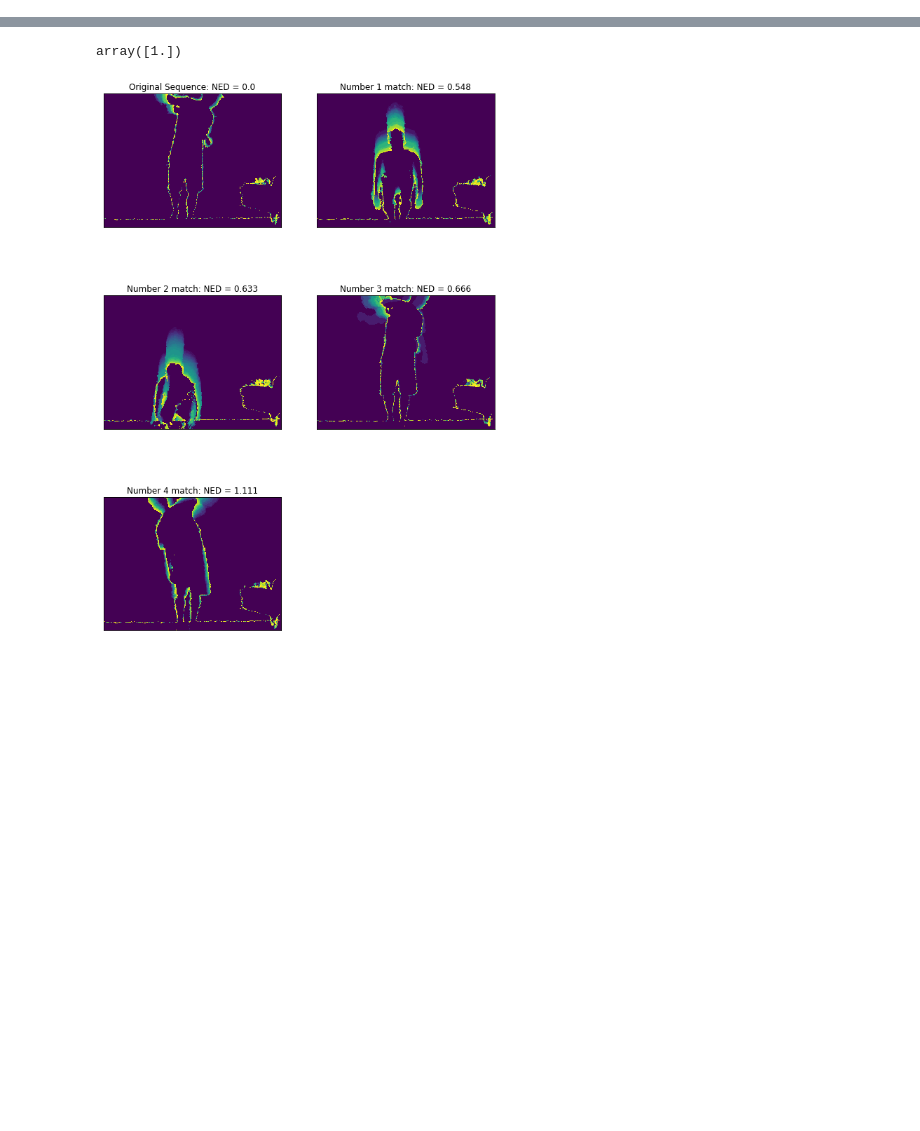
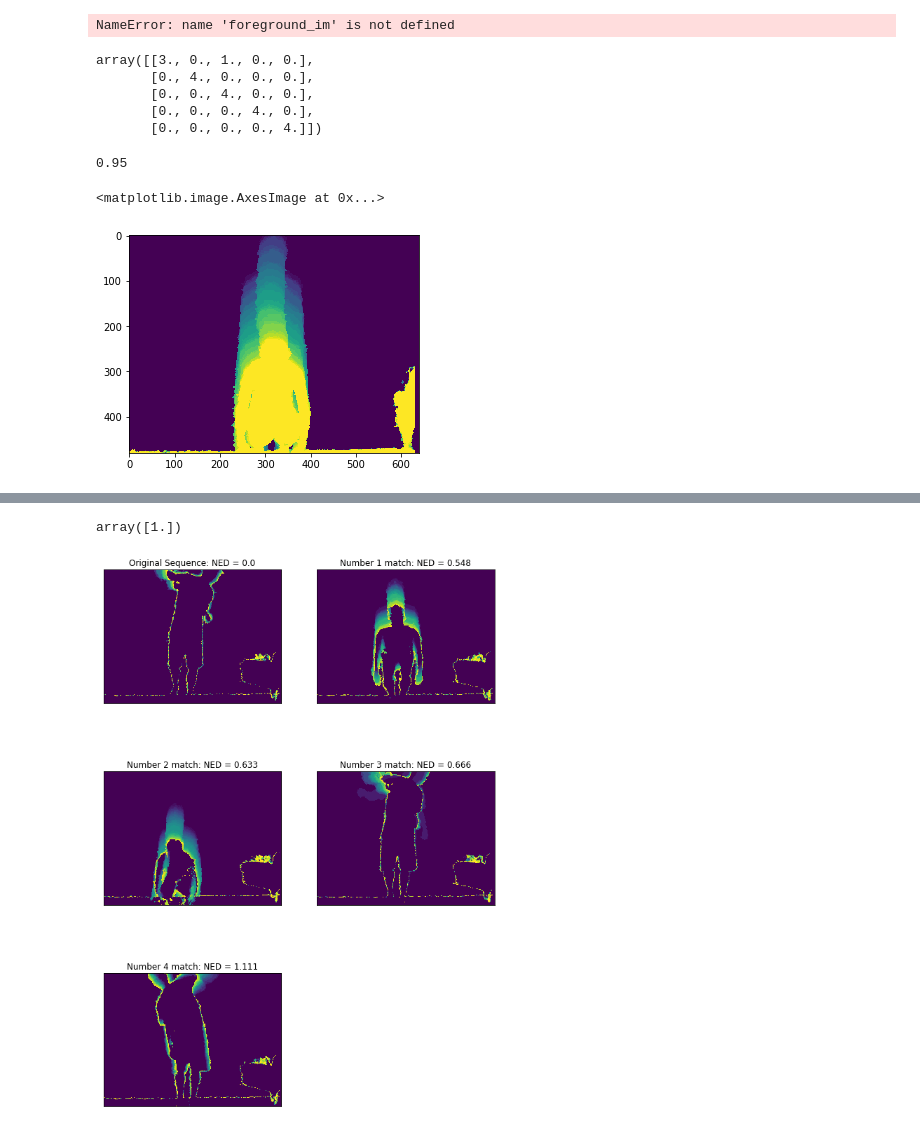
Before and after one commit to tracetidwell/cs6476, a Jupyter notebook: assignments/ps_5/PS_5.ipynb, the cells around one changed output, grey strips where cells are left out. Cells and saved outputs as stored; diff of their text form; code cells hidden in the pictures; blank space fills up the shorter version.

```diff
--- a/assignments/ps_5/PS_5.ipynb
+++ b/assignments/ps_5/PS_5.ipynb
@@ -38,0 +23,32 @@ def norm_dists(train_examples, train_idxs, test_example):
+# %%
+abcd = {i: tuple(range(i*4, i*4+4)) for i in range(5)}
+# %%
+base_dir = 'PS5_Data'
+actions = ['botharms', 'crouch', 'leftarmup', 'punch', 'rightkick']
+threshold = 40000
+
+# mhis = generateAllMHIs(threshold=threshold, save=True, save_dir='all_mhis.npy',
+#                        compute_func=computeMHI)
+# mhis = generateAllMHIs(threshold=threshold, save=True, save_dir='all_mhis_improved.npy',
+#                        compute_func=computeImprovedMHI)
+mhis = np.load('all_mhis.npy')
+
+# hu_moments = generateAllHuMoments(mhis, save=True, save_dir='all_hu_moments.npy',
+#                                   hu_moment_func=huMoments)
+#hu_moments = generateAllHuMoments(imp_mhis, save=True, save_dir='allHuMomentsImproved.npy')
+#hu_moments = generateAllHuMoments(mhis, save=True, save_dir='all_hu_moments_improved.py',
+#                                  hu_moment_func=improvedHuMoments)
+hu_moments = np.load('all_hu_moments.npy')
+
+#labels = sorted([action for action in actions] * 4)
+labels = np.array(sorted([i for i in range(5)] * 4)).reshape(-1, 1)
+
+#data = np.concatenate([norm_hu_moments, np.array(range(20)).reshape(-1, 1), labels], axis=1)
+#data = np.concatenate([hu_moments, np.array(range(20)).reshape(-1, 1), labels], axis=1)
+#data = np.concatenate([hu_moments, labels], axis=1)
+
+#x_train, y_train, train_idxs, x_test, y_test, test_idxs = train_test_split(data)
+# %%
+plt.plot(foreground_im[250])
+# %% [output]
+NameError: name 'foreground_im' is not defined
@@ -38,0 +64,19 @@ def norm_dists(train_examples, train_idxs, test_example):
+# %%
+confusion_matrix
+# %% [output]
+array([[3., 0., 1., 0., 0.],
+       [0., 4., 0., 0., 0.],
+       [0., 0., 4., 0., 0.],
+       [0., 0., 0., 4., 0.],
+       [0., 0., 0., 0., 4.]])
+# %%
+np.sum([confusion_matrix[i, i] for i in range(5)]) / np.sum(confusion_matrix)
+# %% [output]
+0.95
+# %%
+a, b, c, d = abcd[1]
+# %%
+plt.imshow(mhis[:, :, a])
+# %% [output]
+<matplotlib.image.AxesImage at 0x...>
+[figure, added]
```
Also changed, not shown: parts of 32 cells of this notebook, 16 other files.
